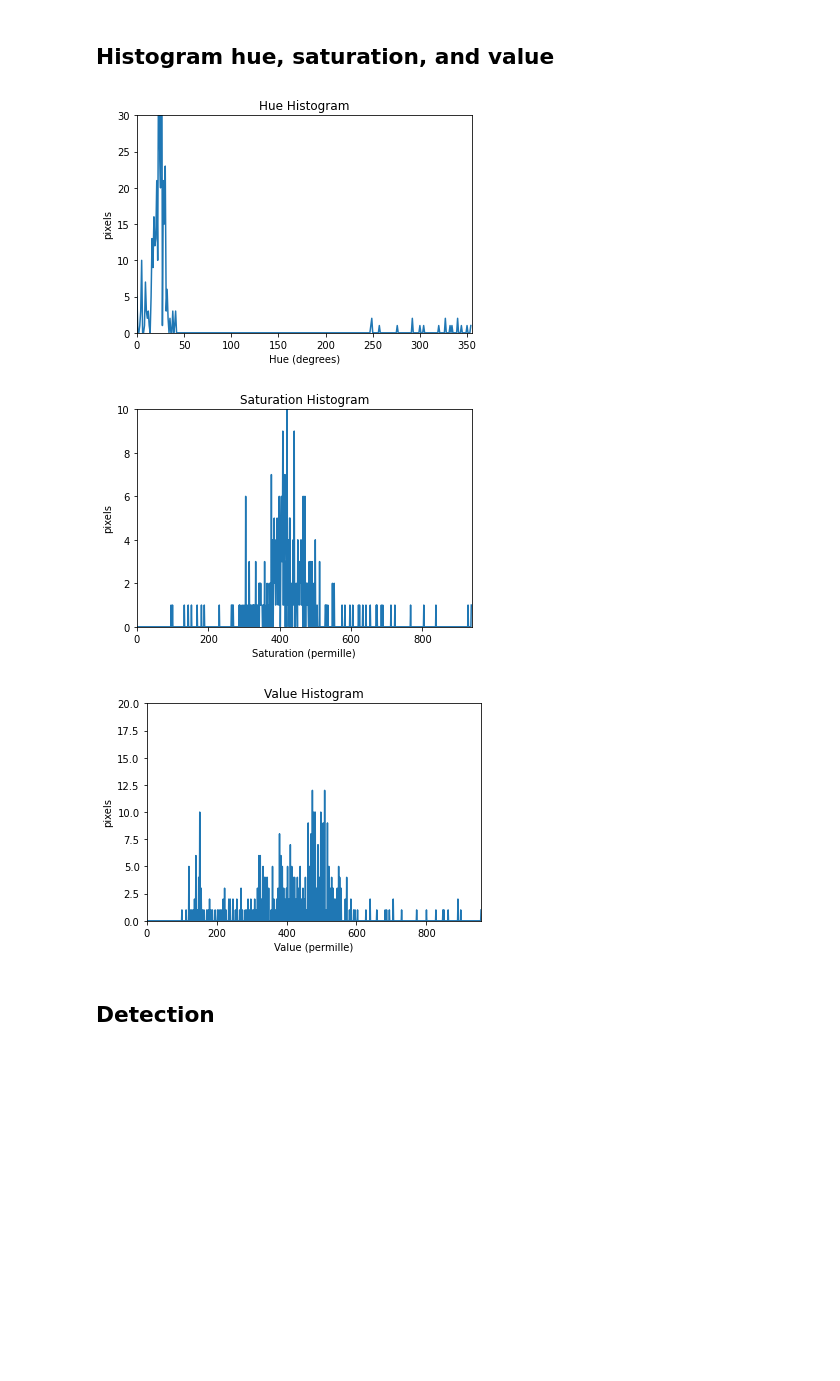
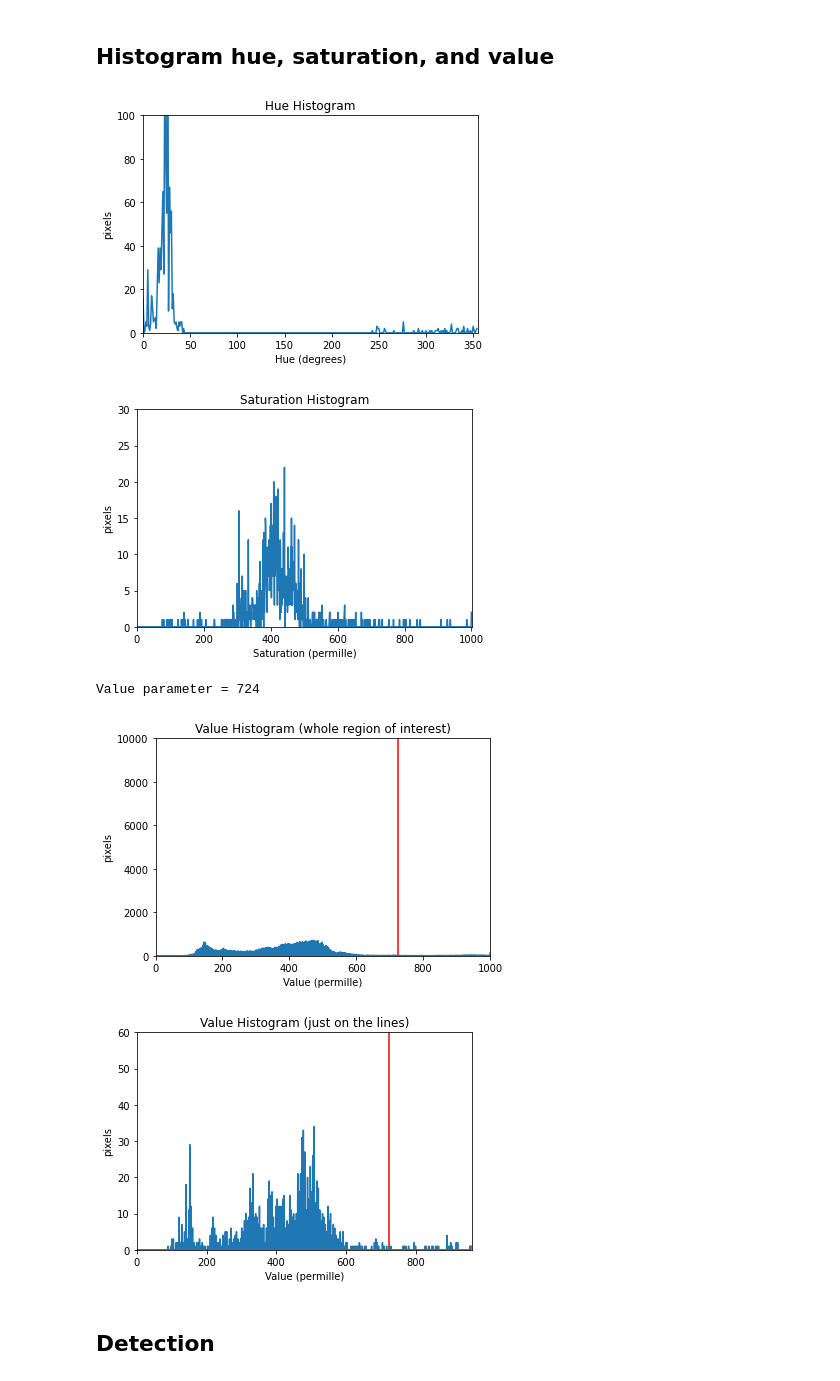
Before and after one commit to Beepbloop/lane_detection, a Jupyter notebook: EntireProcess.ipynb, the cells around one changed output. Cells and saved outputs as stored; diff of their text form; code cells hidden in the pictures; blank space fills up the shorter version.

Commit message:
Update color detection code

```diff
--- a/EntireProcess.ipynb
+++ b/EntireProcess.ipynb
@@ -281,7 +281,7 @@ for y in range(rows):
         if (colorMask[y][x][0] != 0): #unmasked region
             yLine1 = int(neg_m * x + neg_b) #find lane line y value corresponding to the x value for the left lane line
             yLine2 = int(pos_m * x + pos_b) #find lane line y value corresponding to the x value for the right lane line
-            if ((y == yLine1) or (y == yLine2)): #pixel on line
+            if ((y == yLine1) or (y == yLine1 + 1) or (y == yLine1 - 1) or (y == yLine2) or (y == yLine2 + 1) or (y == yLine2 - 1)): #pixel on line plus or minus above and below pixel
                     croppedHue.append(hueImg[y][x])
 croppedHue = np.array(croppedHue)
 
@@ -294,7 +294,7 @@ plt.title("Hue Histogram")
 plt.xlabel("Hue (degrees)")
 plt.ylabel("pixels")
 plt.xlim([0, maxHueValue])
-plt.ylim([0, 30]) # must be changed manually after generating once for better visual analysis
+plt.ylim([0, 100]) # must be changed manually after generating once for better visual analysis
 
 plt.plot(hueBinEdges[0:-1], hueHistogram)  # <- or here
 plt.show()
@@ -306,7 +306,7 @@ for y in range(rows):
         if (colorMask[y][x][0] != 0): #unmasked region
             yLine1 = int(neg_m * x + neg_b) #find lane line y value corresponding to the x value for the left lane line
             yLine2 = int(pos_m * x + pos_b) #find lane line y value corresponding to the x value for the right lane line
-            if ((y == yLine1) or (y == yLine2)): #pixel on line
+            if ((y == yLine1) or (y == yLine1 + 1) or (y == yLine1 - 1) or (y == yLine2) or (y == yLine2 + 1) or (y == yLine2 - 1)): #pixel on line plus or minus above and below pixel
                 croppedSat.append(satImg[y][x])
 croppedSat = np.array(croppedSat)
 
@@ -318,37 +318,68 @@ plt.figure()
 plt.title("Saturation Histogram")
 plt.xlabel("Saturation (permille)")
 plt.ylabel("pixels")
 plt.xlim([0, maxSatValue])
-plt.ylim([0, 10]) # must be changed manually after generating once for better visual analysis
+plt.ylim([0, 30]) # must be changed manually after generating once for better visual analysis
 
 plt.plot(satBinEdges[0:-1], satHistogram)  # <- or here
+plt.show()
+
+#use only the cropped section
+croppedValWhole = []
+for y in range(rows):
+    for x in range(cols):
+        if (colorMask[y][x][0] != 0): #unmasked region
+            croppedValWhole.append(valImg[y][x])
+
+croppedValWhole = np.array(croppedValWhole)
+
+maxValWholeValue = int(np.amax(croppedValWhole)) + 1
+
+valWholeHistogram, valWholeBinEdges = np.histogram(croppedValWhole, bins=maxValWholeValue, range=(0,maxValWholeValue))
+
+valueParameter = np.argmax(valWholeHistogram) + 250
+print(f'Value parameter = {valueParameter}')
+
+# configure and draw the histogram figure
+plt.figure()
+plt.title("Value Histogram (whole region of interest)")
+plt.xlabel("Value (permille)")
+plt.ylabel("pixels")
+plt.xlim([0, maxValWholeValue])
+plt.ylim([0, 10000]) # must be changed manually after generating once for better visual analysis
+plt.vlines(valueParameter, 0, 10000, colors = 'r')
+
+plt.plot(valWholeBinEdges[0:-1], valWholeHistogram)  # <- or here
 plt.show()
 
 #use only the cropped section
 croppedVal = []
 for y in range(rows):
     for x in range(cols):
         if (colorMask[y][x][0] != 0): #unmasked region
             yLine1 = int(neg_m * x + neg_b) #find lane line y value corresponding to the x value for the left lane line
             yLine2 = int(pos_m * x + pos_b) #find lane line y value corresponding to the x value for the right lane line
-            if ((y == yLine1) or (y == yLine2)): #pixel on line
+            if ((y == yLine1) or (y == yLine1 + 1) or (y == yLine1 - 1) or (y == yLine2) or (y == yLine2 + 1) or (y == yLine2 - 1)): #pixel on line plus or minus above and below pixel
                 croppedVal.append(valImg[y][x])
 croppedVal = np.array(croppedVal)
 
 maxValValue = int(np.amax(croppedVal)) + 1
 
 valHistogram, valBinEdges = np.histogram(croppedVal, bins=maxValValue, range=(0,maxValValue))
 # configure and draw the histogram figure
 plt.figure()
-plt.title("Value Histogram")
+plt.title("Value Histogram (just on the lines)")
 plt.xlabel("Value (permille)")
 plt.ylabel("pixels")
 plt.xlim([0, maxValValue])
-plt.ylim([0, 20]) # must be changed manually after generating once for better visual analysis
+plt.ylim([0, 60]) # must be changed manually after generating once for better visual analysis
+plt.vlines(valueParameter, 0, 100, colors = 'r')
 
 plt.plot(valBinEdges[0:-1], valHistogram)  # <- or here
 plt.show()
 # %% [output]
-[figure, old version]
+[figure, new version]
-[figure, old version]
+[figure, new version]
+Value parameter = 724
-[figure, old version]
+[figure, new version]
+[figure, added]
```
Also changed, not shown: parts of 3 cells of this notebook, 1 other file.
